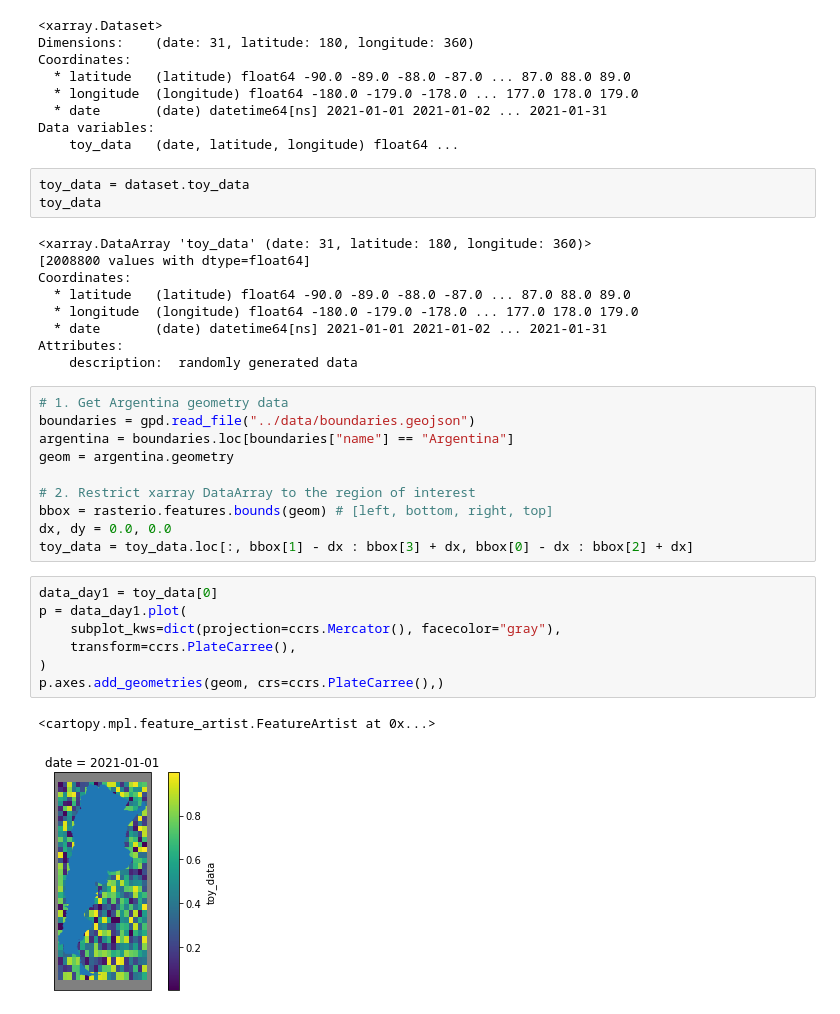
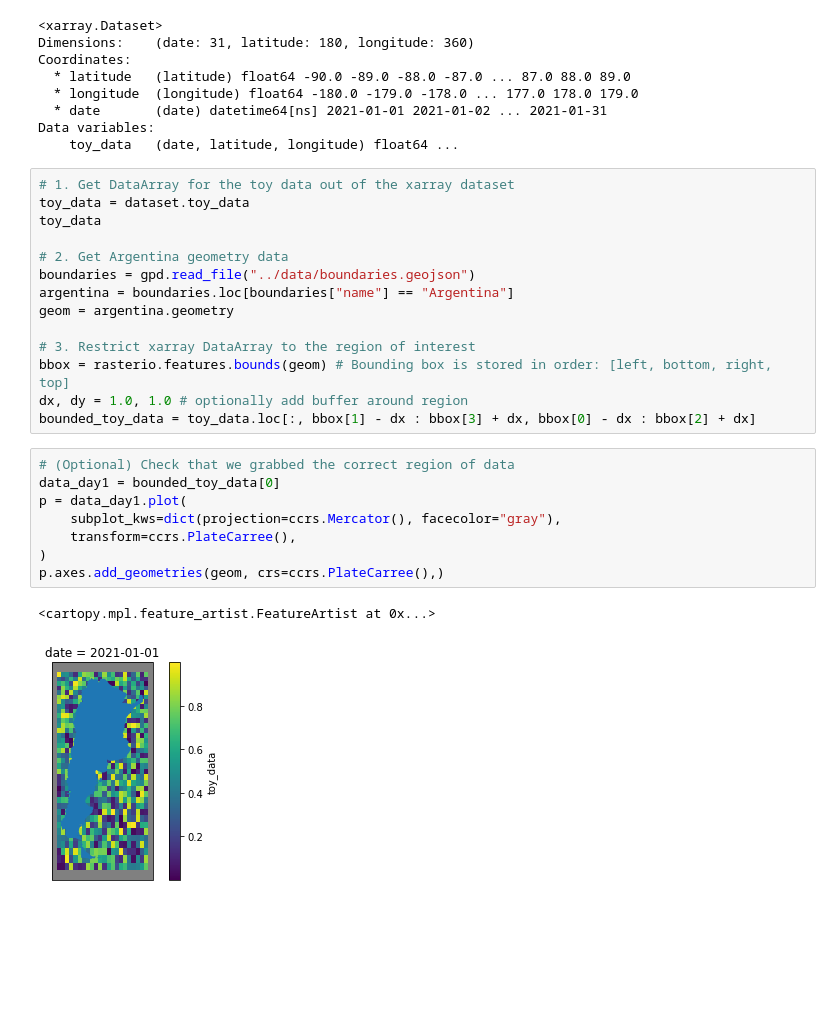
Before and after one commit to TileDB-Inc/TileDB-FOSS4G-2021, a Jupyter notebook: notebooks/2a-dense-weather-intro.ipynb, the cells around one changed output. Drawn from its saved outputs; the diff is of its cells as text; blank space fills up the shorter version.

```diff
--- a/notebooks/2a-dense-weather-intro.ipynb
+++ b/notebooks/2a-dense-weather-intro.ipynb
@@ -115,36 +173,29 @@ Coordinates:
   * date       (date) datetime64[ns] 2021-01-01 2021-01-02 ... 2021-01-31
 Data variables:
     toy_data   (date, latitude, longitude) float64 ...
-# %%
-toy_data = dataset.toy_data
-toy_data
-# %% [output]
-<xarray.DataArray 'toy_data' (date: 31, latitude: 180, longitude: 360)>
-[2008800 values with dtype=float64]
-Coordinates:
-  * latitude   (latitude) float64 -90.0 -89.0 -88.0 -87.0 ... 87.0 88.0 89.0
-  * longitude  (longitude) float64 -180.0 -179.0 -178.0 ... 177.0 178.0 179.0
-  * date       (date) datetime64[ns] 2021-01-01 2021-01-02 ... 2021-01-31
-Attributes:
-    description:  randomly generated data
 # %%
-# 1. Get Argentina geometry data
+# 1. Get DataArray for the toy data out of the xarray dataset
+toy_data = dataset.toy_data
+toy_data
+
+# 2. Get Argentina geometry data
 boundaries = gpd.read_file("../data/boundaries.geojson")
 argentina = boundaries.loc[boundaries["name"] == "Argentina"]
 geom = argentina.geometry
 
-# 2. Restrict xarray DataArray to the region of interest
-bbox = rasterio.features.bounds(geom) # [left, bottom, right, top]
-dx, dy = 0.0, 0.0
-toy_data = toy_data.loc[:, bbox[1] - dx : bbox[3] + dx, bbox[0] - dx : bbox[2] + dx]
+# 3. Restrict xarray DataArray to the region of interest
+bbox = rasterio.features.bounds(geom) # Bounding box is stored in order: [left, bottom, right, top]
+dx, dy = 1.0, 1.0 # optionally add buffer around region
+bounded_toy_data = toy_data.loc[:, bbox[1] - dx : bbox[3] + dx, bbox[0] - dx : bbox[2] + dx]
 # %%
-data_day1 = toy_data[0]
+# (Optional) Check that we grabbed the correct region of data
+data_day1 = bounded_toy_data[0]
 p = data_day1.plot(
     subplot_kws=dict(projection=ccrs.Mercator(), facecolor="gray"),
     transform=ccrs.PlateCarree(),
 )
 p.axes.add_geometries(geom, crs=ccrs.PlateCarree(),)
 # %% [output]
 <cartopy.mpl.feature_artist.FeatureArtist at 0x...>
-[figure, old version]
+[figure, new version]
 # %%
```
Also changed, not shown: parts of 11 cells of this notebook.
